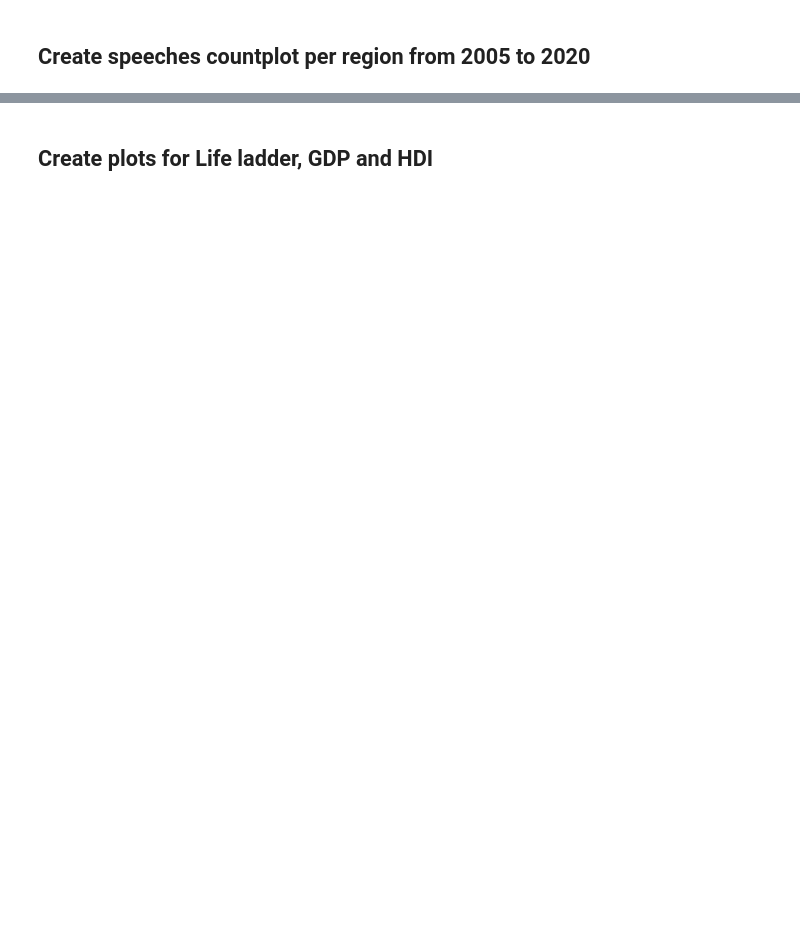
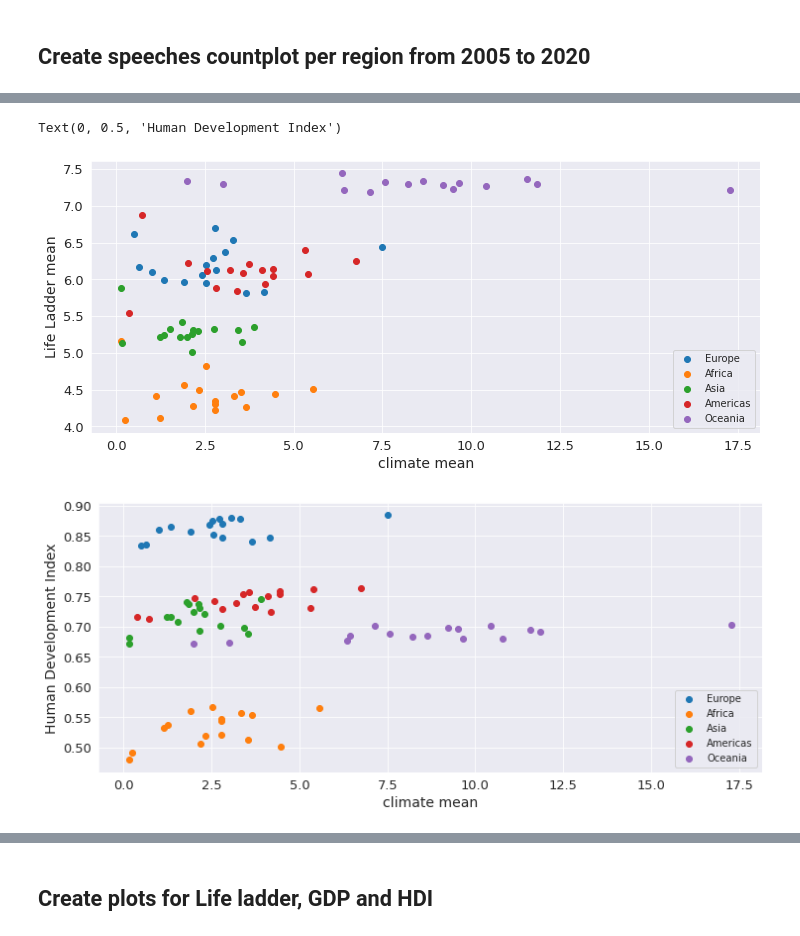
Before and after one commit to wolfbrr/FDS-2022, a Jupyter notebook: assignment-1/assignment-1.ipynb, the cells around one changed output, grey strips where cells are left out. Drawn from its saved outputs; the diff is of its cells as text; code cells hidden in the pictures; blank space fills up the shorter version.

```diff
--- a/assignment-1/assignment-1.ipynb
+++ b/assignment-1/assignment-1.ipynb
@@ -234,22 +289,27 @@ plt.ylabel('Mean count')
 # %%
 plt.figure(figsize=(12,5))
-plt.scatter(eur['climate'], eur['Life Ladder'], label = "Europe")
-# plt.scatter(afr['climate'], afr['Life Ladder'], label = "Africa")
-# plt.scatter(asi['climate'], asi['Life Ladder'], label = "Asia")
-# plt.scatter(ame['climate'], ame['Life Ladder'], label = "Americas")
-# plt.scatter(oce['climate'], oce['Life Ladder'], label = "Oceania")
+plt.scatter(eur_climate['climate'], eur_means['Life Ladder'], label = "Europe")
+plt.scatter(afr_climate['climate'], afr_means['Life Ladder'], label = "Africa")
+plt.scatter(asi_climate['climate'], asi_means['Life Ladder'], label = "Asia")
+plt.scatter(ame_climate['climate'], ame_means['Life Ladder'], label = "Americas")
+plt.scatter(oce_climate['climate'], oce_means['Life Ladder'], label = "Oceania")
 plt.legend(loc=4, prop={'size': 10})
 plt.xlabel('climate mean')
 plt.ylabel('Life Ladder mean')
+
 plt.figure(figsize=(12,5))
 plt.scatter(eur_climate['climate'], eur_means['Human Development Index (UNDP)'], label = "Europe")
 plt.scatter(afr_climate['climate'], afr_means['Human Development Index (UNDP)'], label = "Africa")
 plt.scatter(asi_climate['climate'], asi_means['Human Development Index (UNDP)'], label = "Asia")
 plt.scatter(ame_climate['climate'], ame_means['Human Development Index (UNDP)'], label = "Americas")
 plt.scatter(oce_climate['climate'], oce_means['Human Development Index (UNDP)'], label = "Oceania")
 plt.legend(loc=4, prop={'size': 10})
 plt.xlabel('climate mean')
 plt.ylabel('Human Development Index')
+# %% [output]
+Text(0, 0.5, 'Human Development Index')
+[figure, added]
+[figure, added]
 # %%
 lst1 = [eur.shape[0], afr.shape[0], asi.shape[0], ame.shape[0], oce.shape[0]]
 lst2 = [eur['Country or Area'].nunique(), afr['Country or Area'].nunique(), asi['Country or Area'].nunique(), ame['Country or Area'].nunique(), oce['Country or Area'].nunique()]
```
Also changed, not shown: parts of 28 cells of this notebook, 1 other file.
